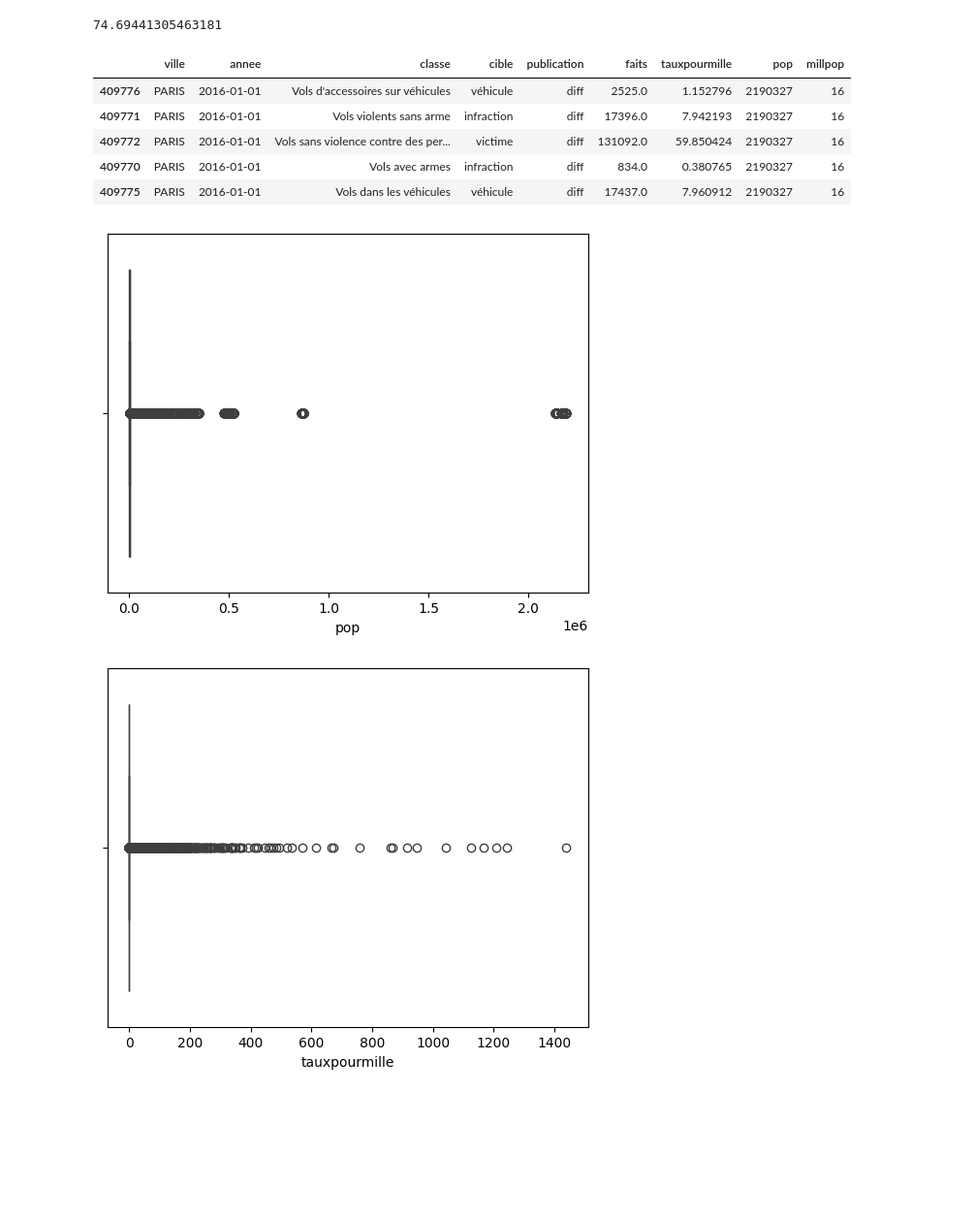
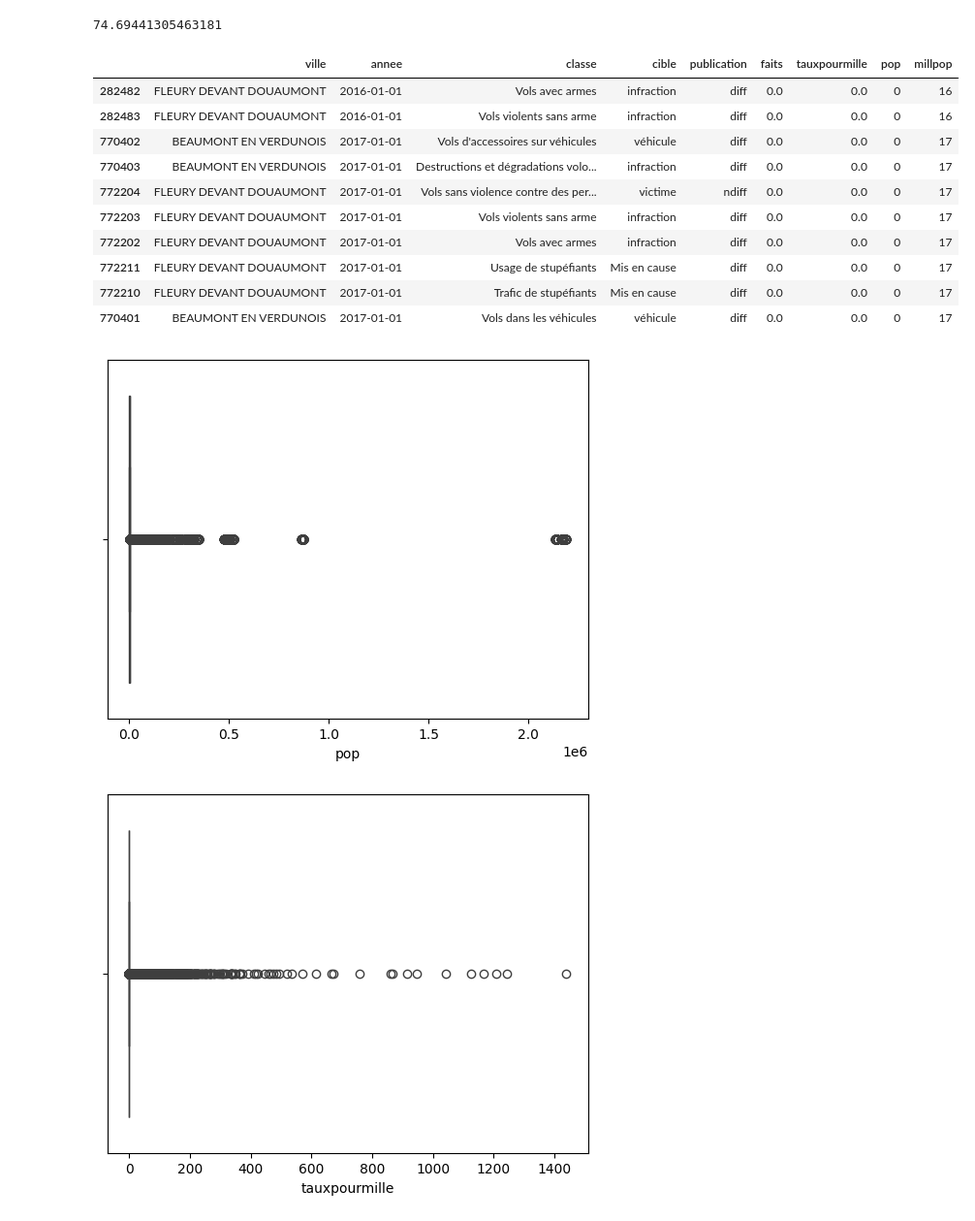
Before and after one commit to G-RELIQUET/Etude_Statistique_Delinquance, a Jupyter notebook: Etude.ipynb, the cells around one changed output. Shown at 97% size. Saved outputs shown, nothing was run; the diff lists cells and outputs as text; code cells hidden in the pictures; blank space fills up the shorter version.

```diff
--- a/Etude.ipynb
+++ b/Etude.ipynb
@@ -318,17 +318,24 @@ pond # On retrouve bien le taux pour 1000 habitants
 # %%
 sns.boxplot(x = 'pop', data = commune)
 comm_sorted2 = commune.sort_values(by = 'pop', ascending = False)
 
-comm_sorted2.head()
+comm_sorted2.tail(10)
 #On va vouloir voir uniquement les villes ici, donc un groupby sera nécessaire MAIS PAS DE SUM
 #On peut aussi voir ici que la population est à chaque fois identique. Cela ajoute de la confiance dans les données.
+
+#Attention : il y a des populations à 0 !!! Vu avec tail
 # %% [output]
 |  | ville | annee | classe | cible | publication | faits | tauxpourmille | pop | millpop |
-| 409776 | PARIS | 2016-01-01 | Vols d'accessoires sur véhicules | véhicule | diff | 2525.0 | 1.152796 | 2190327 | 16 |
-| 409771 | PARIS | 2016-01-01 | Vols violents sans arme | infraction | diff | 17396.0 | 7.942193 | 2190327 | 16 |
-| 409772 | PARIS | 2016-01-01 | Vols sans violence contre des per... | victime | diff | 131092.0 | 59.850424 | 2190327 | 16 |
-| 409770 | PARIS | 2016-01-01 | Vols avec armes | infraction | diff | 834.0 | 0.380765 | 2190327 | 16 |
-| 409775 | PARIS | 2016-01-01 | Vols dans les véhicules | véhicule | diff | 17437.0 | 7.960912 | 2190327 | 16 |
+| 282482 | FLEURY DEVANT DOUAUMONT | 2016-01-01 | Vols avec armes | infraction | diff | 0.0 | 0.0 | 0 | 16 |
+| 282483 | FLEURY DEVANT DOUAUMONT | 2016-01-01 | Vols violents sans arme | infraction | diff | 0.0 | 0.0 | 0 | 16 |
+| 770402 | BEAUMONT EN VERDUNOIS | 2017-01-01 | Vols d'accessoires sur véhicules | véhicule | diff | 0.0 | 0.0 | 0 | 17 |
+| 770403 | BEAUMONT EN VERDUNOIS | 2017-01-01 | Destructions et dégradations volo... | infraction | diff | 0.0 | 0.0 | 0 | 17 |
+| 772204 | FLEURY DEVANT DOUAUMONT | 2017-01-01 | Vols sans violence contre des per... | victime | ndiff | 0.0 | 0.0 | 0 | 17 |
+| 772203 | FLEURY DEVANT DOUAUMONT | 2017-01-01 | Vols violents sans arme | infraction | diff | 0.0 | 0.0 | 0 | 17 |
+| 772202 | FLEURY DEVANT DOUAUMONT | 2017-01-01 | Vols avec armes | infraction | diff | 0.0 | 0.0 | 0 | 17 |
+| 772211 | FLEURY DEVANT DOUAUMONT | 2017-01-01 | Usage de stupéfiants | Mis en cause | diff | 0.0 | 0.0 | 0 | 17 |
+| 772210 | FLEURY DEVANT DOUAUMONT | 2017-01-01 | Trafic de stupéfiants | Mis en cause | diff | 0.0 | 0.0 | 0 | 17 |
+| 770401 | BEAUMONT EN VERDUNOIS | 2017-01-01 | Vols dans les véhicules | véhicule | diff | 0.0 | 0.0 | 0 | 17 |
 [figure]
 # %%
 sns.boxplot(x = 'tauxpourmille', data = commune);
```
